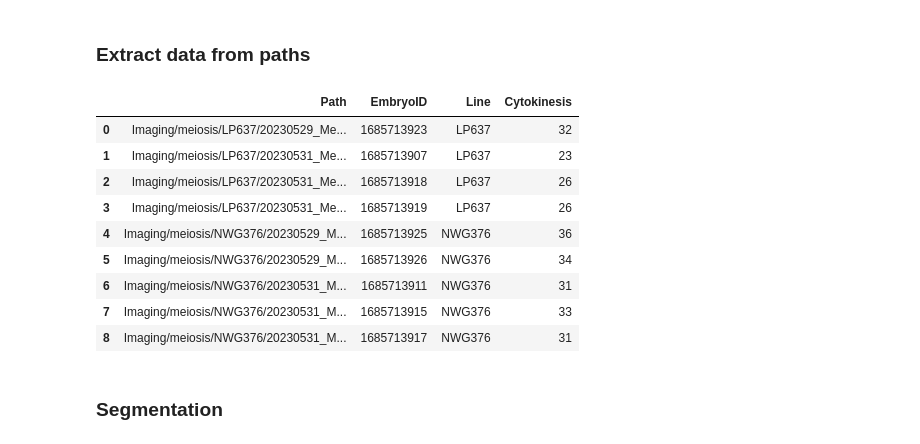
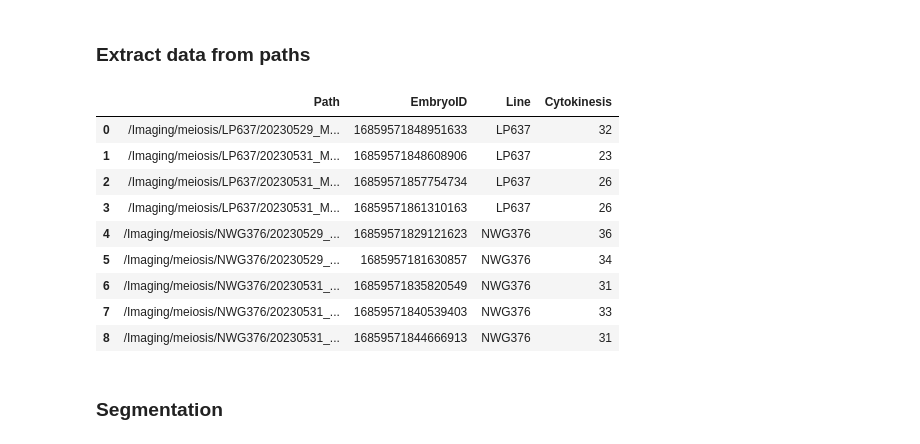
Before and after one commit to goehringlab/2023-Bland-bioRxiv, a Jupyter notebook: scripts/Run/meiosis_quantify.ipynb, the cells around one changed output. Drawn from its saved outputs; the diff is of its cells as text; code cells hidden in the pictures.

```diff
--- a/scripts/Run/meiosis_quantify.ipynb
+++ b/scripts/Run/meiosis_quantify.ipynb
@@ -54,30 +54,30 @@ from src import raw_data_path, direcslist, load_image, def_roi, ImageQuant, Imag
 # %% [markdown]
 ### Extract data from paths
 # %%
-path = [raw_data_path + 'Imaging/meiosis/LP637', raw_data_path + 'Imaging/meiosis/NWG376']
+path = [raw_data_path + '/Imaging/meiosis/LP637', raw_data_path + '/Imaging/meiosis/NWG376']
 paths = direcslist(path, 0)
 lines = []
 embryo_ids = []
 cytokinesis = []
 for p in paths:
     lines.append(p.split('/')[-3])
     cytokinesis.append(int(np.loadtxt(p + '/cytokinesis.txt')))
-    embryo_ids.append(int(os.path.getmtime(glob.glob(p + '/*_Meiosis_*')[0])))
+    embryo_ids.append(int(str(os.path.getctime(glob.glob(p + '/*_Meiosis_*')[0])).replace('.', '')))
 df = pd.DataFrame({'Path': paths, 'EmbryoID': embryo_ids, 'Line': lines, 'Cytokinesis': cytokinesis})
 df['Path'] = df['Path'].apply(lambda x: x[len(raw_data_path):])
 df.to_csv('../../data/meiosis_embryos.csv')
 df
 # %% [output]
 |  | Path | EmbryoID | Line | Cytokinesis |
-| 0 | Imaging/meiosis/LP637/20230529_Me... | 1685713923 | LP637 | 32 |
-| 1 | Imaging/meiosis/LP637/20230531_Me... | 1685713907 | LP637 | 23 |
-| 2 | Imaging/meiosis/LP637/20230531_Me... | 1685713918 | LP637 | 26 |
-| 3 | Imaging/meiosis/LP637/20230531_Me... | 1685713919 | LP637 | 26 |
-| 4 | Imaging/meiosis/NWG376/20230529_M... | 1685713925 | NWG376 | 36 |
-| 5 | Imaging/meiosis/NWG376/20230529_M... | 1685713926 | NWG376 | 34 |
-| 6 | Imaging/meiosis/NWG376/20230531_M... | 1685713911 | NWG376 | 31 |
-| 7 | Imaging/meiosis/NWG376/20230531_M... | 1685713915 | NWG376 | 33 |
-| 8 | Imaging/meiosis/NWG376/20230531_M... | 1685713917 | NWG376 | 31 |
+| 0 | /Imaging/meiosis/LP637/20230529_M... | 16859571848951633 | LP637 | 32 |
+| 1 | /Imaging/meiosis/LP637/20230531_M... | 16859571848608906 | LP637 | 23 |
+| 2 | /Imaging/meiosis/LP637/20230531_M... | 16859571857754734 | LP637 | 26 |
+| 3 | /Imaging/meiosis/LP637/20230531_M... | 16859571861310163 | LP637 | 26 |
+| 4 | /Imaging/meiosis/NWG376/20230529_... | 16859571829121623 | NWG376 | 36 |
+| 5 | /Imaging/meiosis/NWG376/20230529_... | 1685957181630857 | NWG376 | 34 |
+| 6 | /Imaging/meiosis/NWG376/20230531_... | 16859571835820549 | NWG376 | 31 |
+| 7 | /Imaging/meiosis/NWG376/20230531_... | 16859571840539403 | NWG376 | 33 |
+| 8 | /Imaging/meiosis/NWG376/20230531_... | 16859571844666913 | NWG376 | 31 |
 # %% [markdown]
 ### Segmentation
 # %%
```
Also changed, not shown: parts of 4 cells of this notebook, 39 other files.
